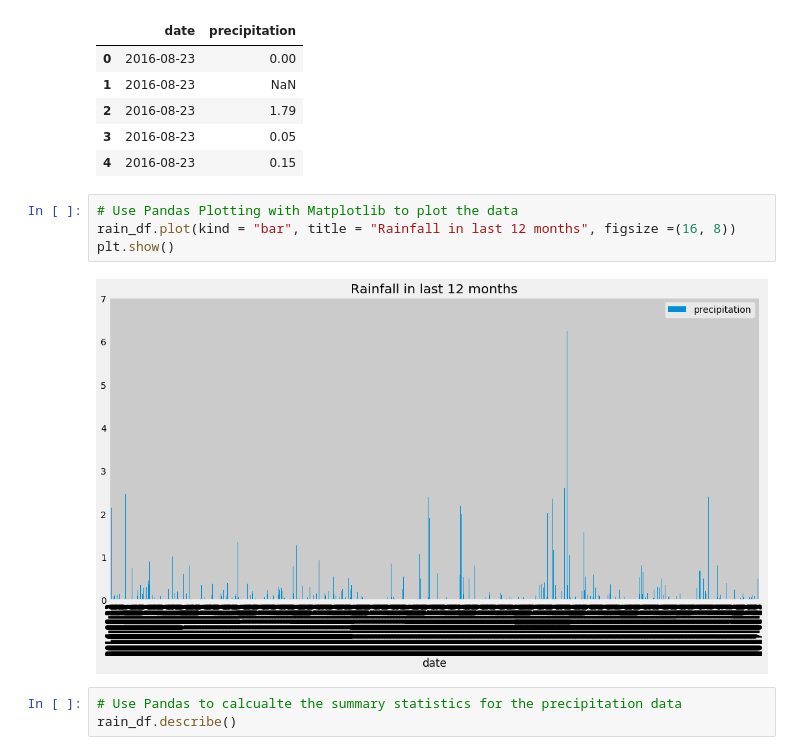
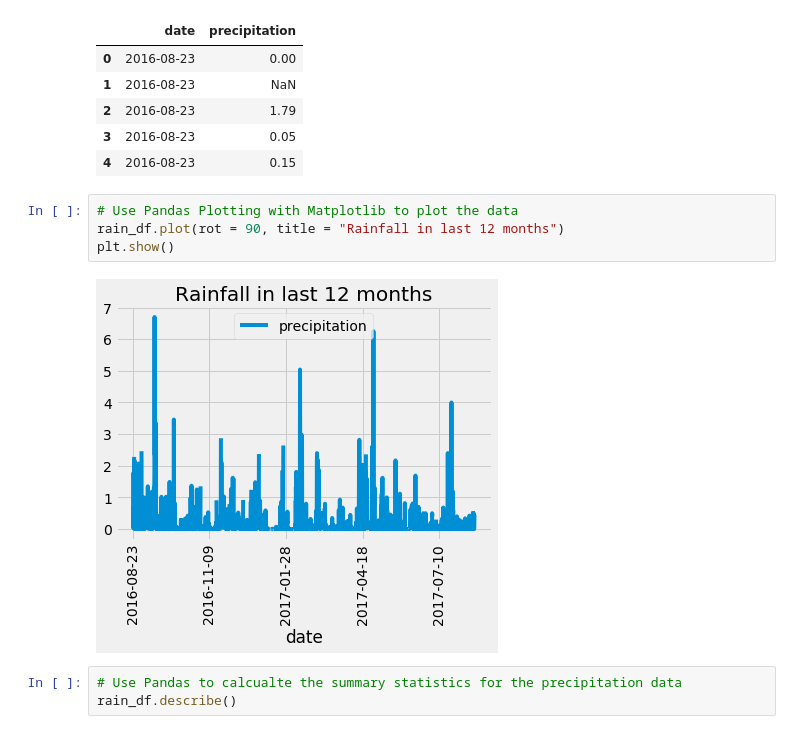
Before and after one commit to susovd/Honolulu-Climate-Analysis, a Jupyter notebook: climate_starter.ipynb, the cells around one changed output. Saved outputs shown, nothing was run; the diff lists cells and outputs as text.

```diff
--- a/climate_starter.ipynb
+++ b/climate_starter.ipynb
@@ -81,10 +81,10 @@ rain_df.head().reset_index()
 | 4 | 2016-08-23 | 0.15 |
 # %%
 # Use Pandas Plotting with Matplotlib to plot the data
-rain_df.plot(kind = "bar", title = "Rainfall in last 12 months", figsize =(16, 8))
+rain_df.plot(rot = 90, title = "Rainfall in last 12 months")
 plt.show()
 # %% [output]
-[figure, old version]
+[figure, new version]
 # %%
 # Use Pandas to calcualte the summary statistics for the precipitation data
 rain_df.describe()
```
Also changed, not shown: parts of 2 cells of this notebook, 1 other file.
